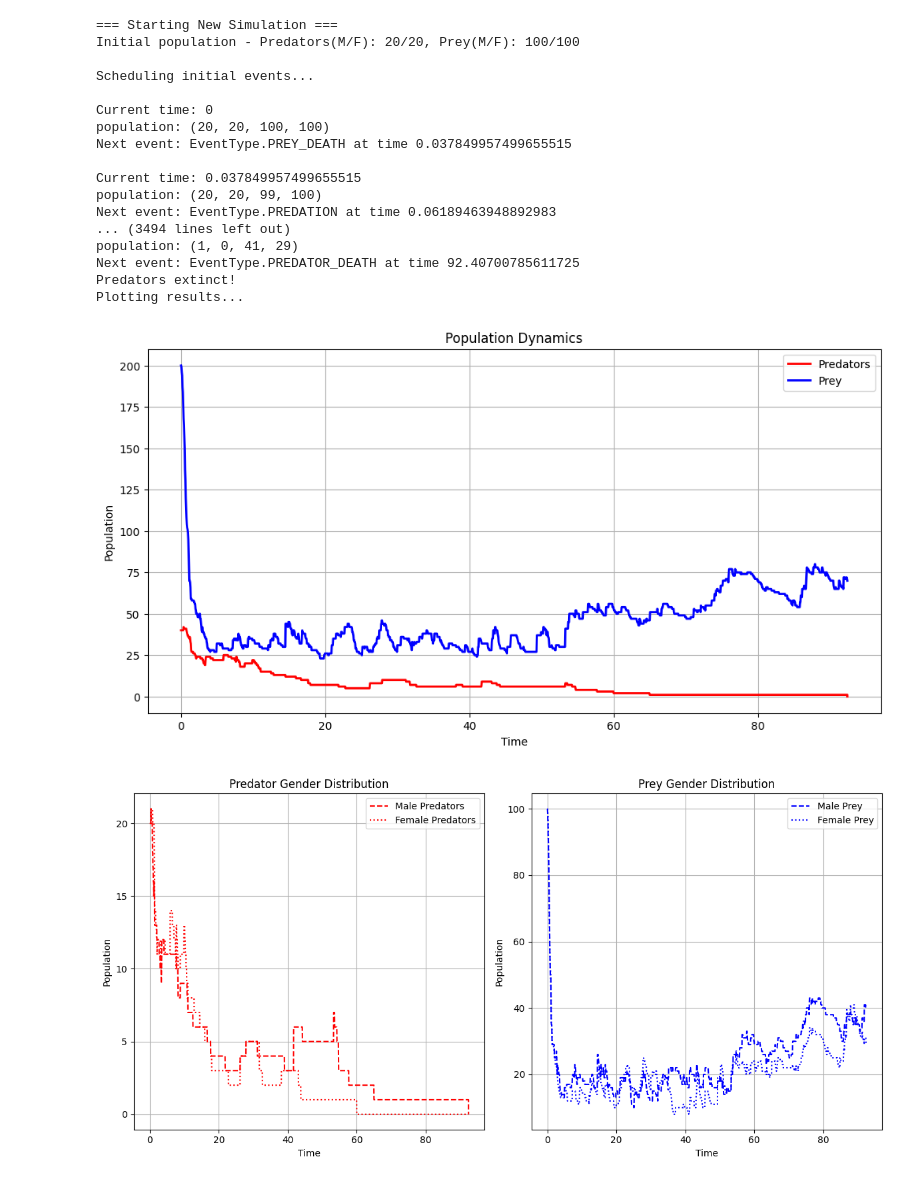
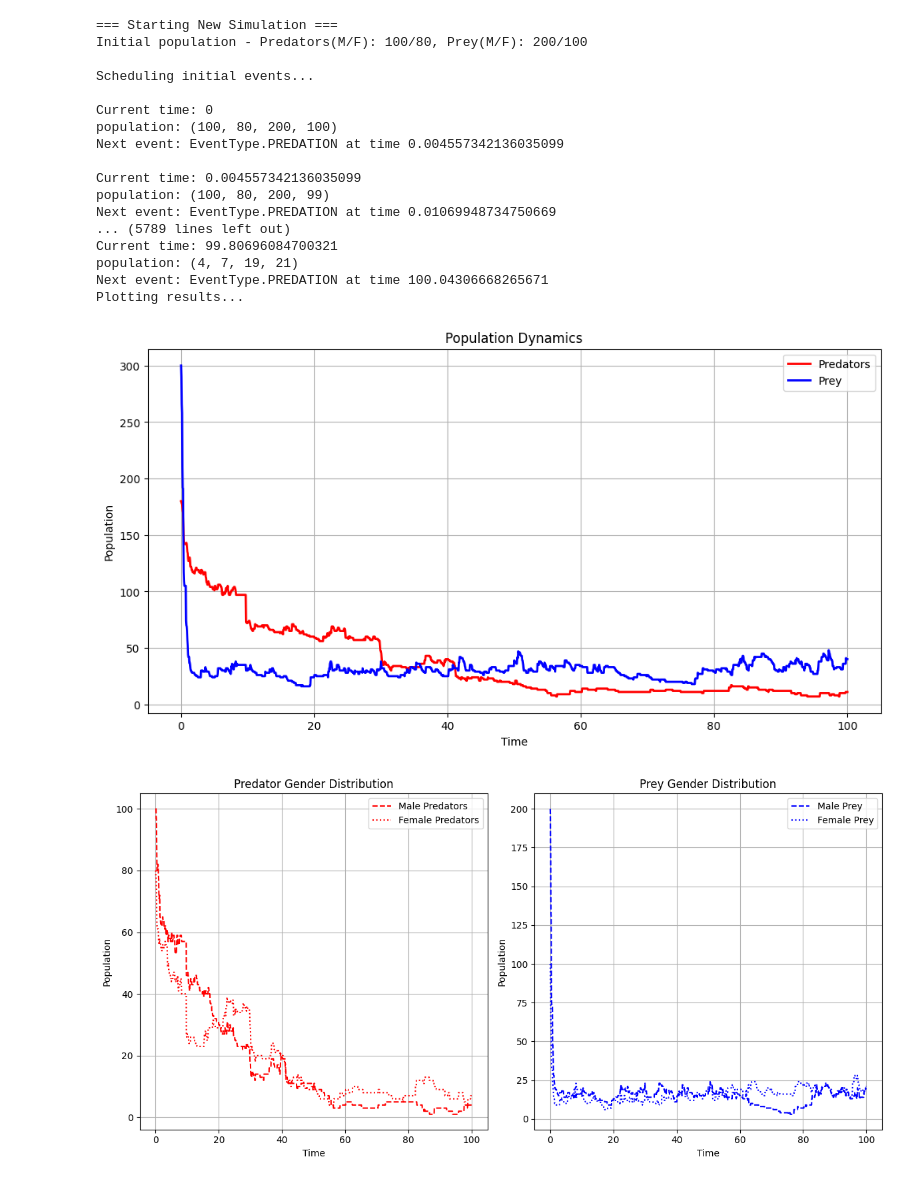
Before and after one commit to erfan-bayat13/computer_aided_simmulation, a Jupyter notebook: prey_predator/test.ipynb, the cells around one changed output. Saved outputs shown, nothing was run; the diff lists cells and outputs as text; code cells hidden in the pictures.

Commit message:
prey predator test

```diff
--- a/prey_predator/test.ipynb
+++ b/prey_predator/test.ipynb
@@ -5,56 +70,59 @@ def run_example_simulation():
     # Define simulation parameters with better ecological balance
     params = SimulationParameters(
     lambda1=0.055,    # Keep prey reproduction
-    lambda2=0.045,     # Keep predator reproduction
+    lambda2=0.075,     # Keep predator reproduction
     lambda3=0.0015,  # Lower predation rate slightly
     mu1=0.06,         # Lower prey death rate significantly
     mu2=0.06,         # Keep predator death rate
     K1=500,           # Keep prey threshold
-    K2=6,             # Keep prey/predator ratio
+    K2=2,             # Keep prey/predator ratio
     alpha=0.03,       # Lower prey competition
     beta=0.03         # Keep predator competition
 )
 
 
     initial_population = {
-        'male_predators': 20,
-        'female_predators': 20,
-        'male_prey': 100,
+        'male_predators': 100,
+        'female_predators': 80,
+        'male_prey': 200,
         'female_prey': 100
     }
 
     sim = Simulation(
         params=params,
         initial_population=initial_population,
         end_time=100,
         statistics_interval=0.05
     )
     stats = sim.run_single_simulation()
 
     print("Plotting results...")
     SimulationAnalyzer.plot_simulation_results(stats)
+    SimulationAnalyzer.plot_population_ratio(stats, "Prey-Predator Ratio Analysis")
+    SimulationAnalyzer.plot_phase_space(stats, "Phase Space Analysis")
+
 
     return stats
 
 # Run the simulation
 stats = run_example_simulation()
 # %% [output]
 === Starting New Simulation ===
-Initial population - Predators(M/F): 20/20, Prey(M/F): 100/100
+Initial population - Predators(M/F): 100/80, Prey(M/F): 200/100
 
 Scheduling initial events...
 
 Current time: 0
-population: (20, 20, 100, 100)
-Next event: EventType.PREY_DEATH at time 0.037849957499655515
+population: (100, 80, 200, 100)
+Next event: EventType.PREDATION at time 0.004557342136035099
 
-Current time: 0.037849957499655515
-population: (20, 20, 99, 100)
-Next event: EventType.PREDATION at time 0.06189463948892983
-... (3494 lines left out)
-population: (1, 0, 41, 29)
-Next event: EventType.PREDATOR_DEATH at time 92.40700785611725
-Predators extinct!
+Current time: 0.004557342136035099
+population: (100, 80, 200, 99)
+Next event: EventType.PREDATION at time 0.01069948734750669
+... (5789 lines left out)
+Current time: 99.80696084700321
+population: (4, 7, 19, 21)
+Next event: EventType.PREDATION at time 100.04306668265671
 Plotting results...
-[figure, old version]
+[figure, new version]
-[figure, old version]
+[figure, new version]
```
Also changed, not shown: parts of 4 cells of this notebook, 1 other file.
